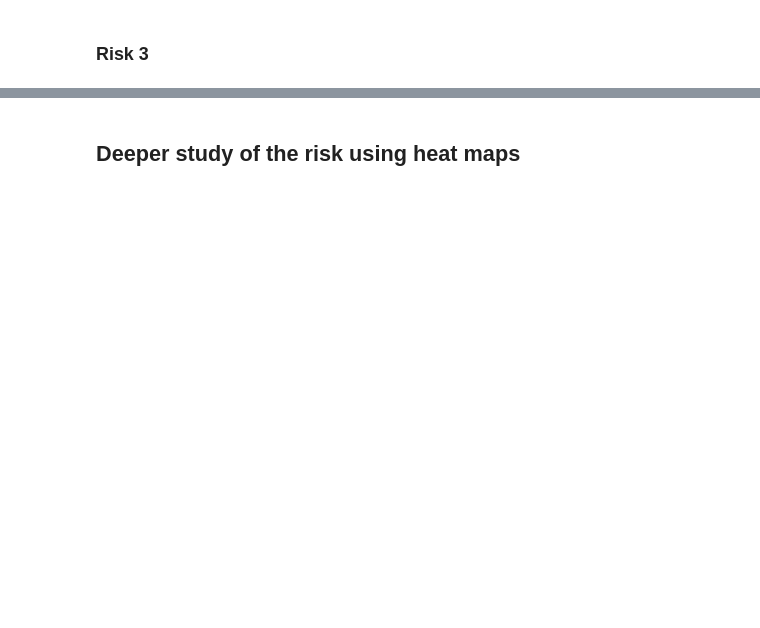
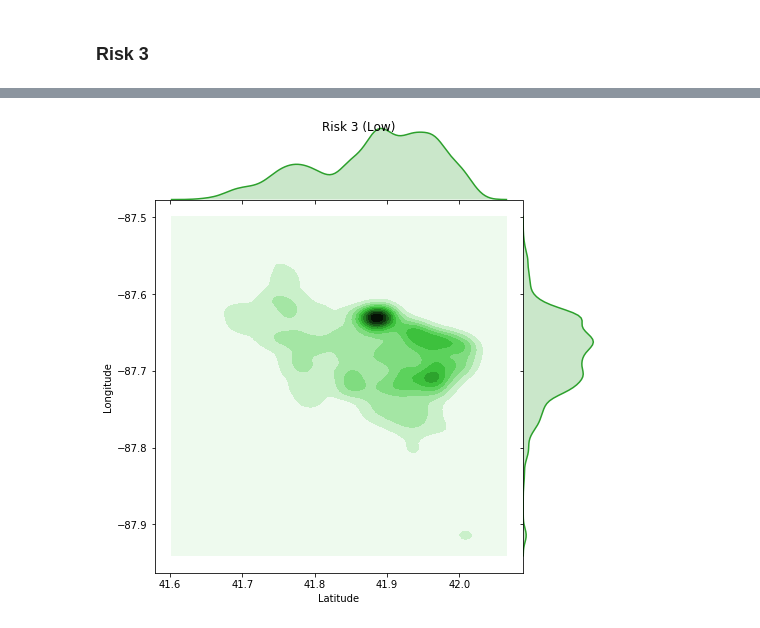
Before and after one commit to adr1anh/DeepDish, a Jupyter notebook: Food Inspection_visualisation_final.ipynb, the cells around one changed output, grey strips where cells are left out. Saved outputs shown, nothing was run; the diff lists cells and outputs as text; code cells hidden in the pictures; blank space fills up the shorter version.

```diff
--- a/Food Inspection_visualisation_final.ipynb
+++ b/Food Inspection_visualisation_final.ipynb
@@ -423,7 +427,7 @@ m_risk1
 # %%
 
-ax = sns.jointplot("Latitude", "Longitude", data=data_risk3, kind="kde", space=0, color= colors[2], height=7)
+ax = sns.jointplot("Latitude", "Longitude", data=folium_risk_3, kind="kde", space=0, color= colors[2], height=7)
 ax.fig.suptitle("Risk 3 (Low)")
 plt.show()
+# %% [output]
+[figure, added]
-# %% [markdown]
-## Deeper study of the risk using heat maps
```
Also changed, not shown: parts of 15 cells of this notebook.
